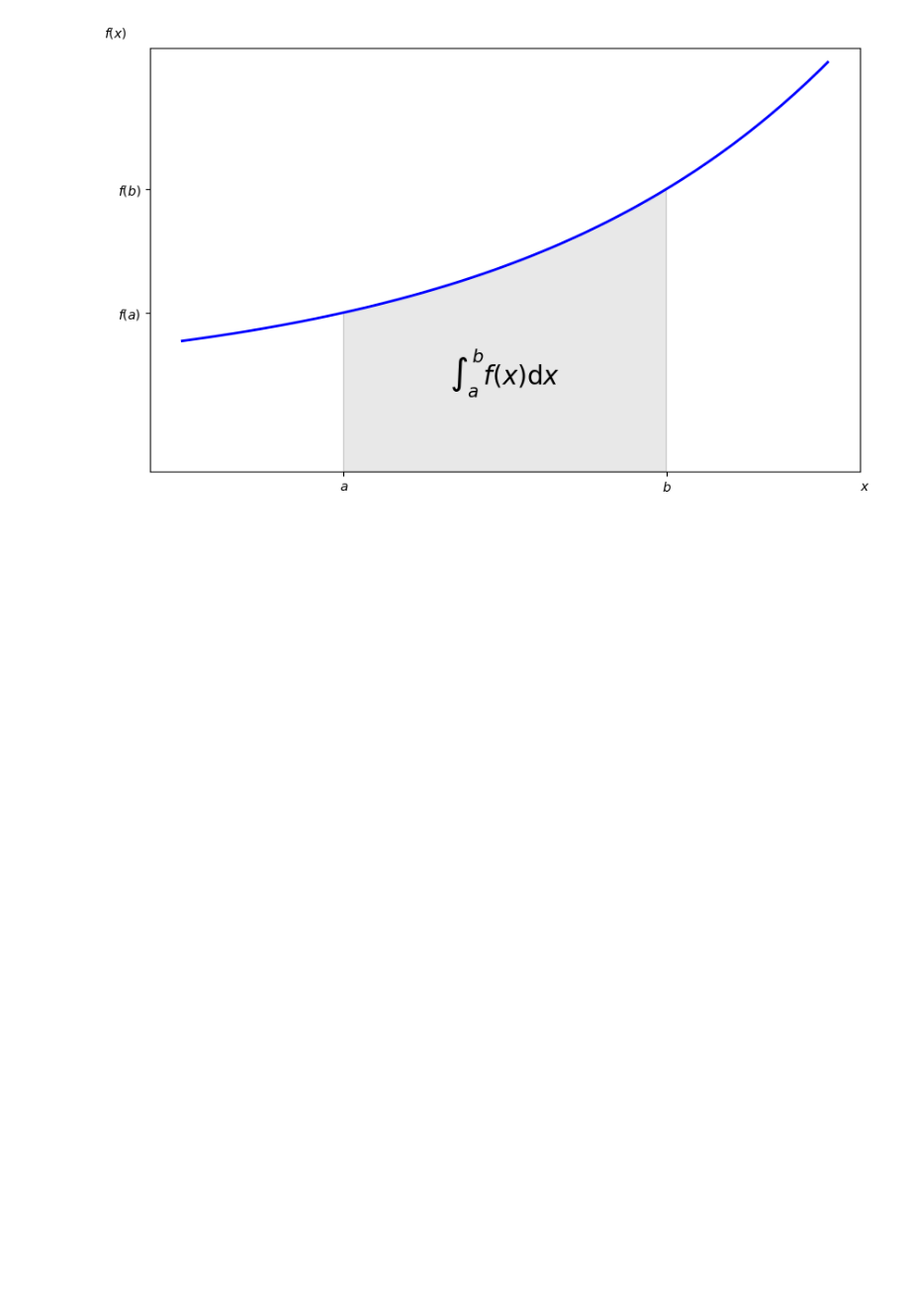
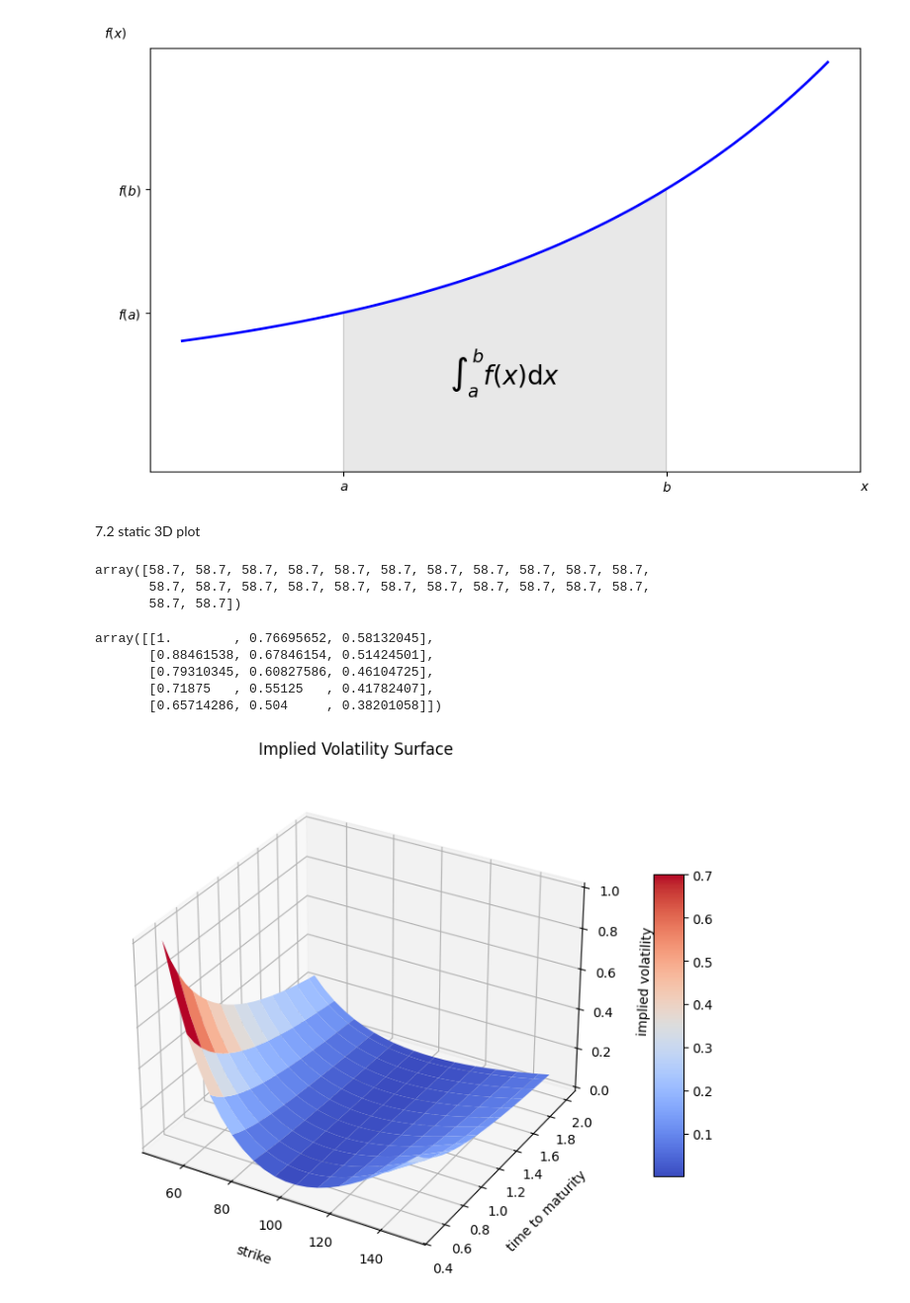
Before and after one commit to duxingru0206-ui/Python-for-Finance, a Jupyter notebook: Data Visualization.ipynb, the cells around one changed output. Shown at 99% size. Saved outputs shown, nothing was run; the diff lists cells and outputs as text; code cells hidden in the pictures; blank space fills up the shorter version.

```diff
--- a/Data Visualization.ipynb
+++ b/Data Visualization.ipynb
@@ -305,3 +305,51 @@ ax.set_yticklabels(('$f(a)$','$f(b)$'))
 plt.show()
 # %% [output]
 [figure]
+# %% [markdown]
+7.2  static 3D plot
+# %%
+import numpy as np
+strike = np.linspace(50, 150, 24)
+ttm = np.linspace(0.5, 2.0, 24)
+strike, ttm = np.meshgrid(strike, ttm)
+strike[:,2].round(1)
+# %% [output]
+array([58.7, 58.7, 58.7, 58.7, 58.7, 58.7, 58.7, 58.7, 58.7, 58.7, 58.7,
+       58.7, 58.7, 58.7, 58.7, 58.7, 58.7, 58.7, 58.7, 58.7, 58.7, 58.7,
+       58.7, 58.7])
+# %%
+iv = (strike -100)**2/(strike*100)/ttm
+iv[:5,:3]
+# %% [output]
+array([[1.        , 0.76695652, 0.58132045],
+       [0.88461538, 0.67846154, 0.51424501],
+       [0.79310345, 0.60827586, 0.46104725],
+       [0.71875   , 0.55125   , 0.41782407],
+       [0.65714286, 0.504     , 0.38201058]])
+# %%
+import matplotlib.pyplot as plt
+from mpl_toolkits.mplot3d import Axes3D
+
+fig = plt.figure(figsize=(10, 6))
+ax = fig.add_subplot(projection="3d")
+surf = ax.plot_surface(
+    strike,
+    ttm,
+    iv,
+    rstride=2,
+    cstride=2,
+    cmap=plt.cm.coolwarm,
+    linewidth=0.5,
+    antialiased=True
+)
+
+ax.set_xlabel("strike", labelpad=10)
+ax.set_ylabel("time to maturity", labelpad=10)
+ax.set_zlabel("implied volatility", labelpad=10)
+ax.set_title("Implied Volatility Surface", pad=15)
+fig.colorbar(surf, ax=ax, shrink=0.6, aspect=10)
+
+plt.tight_layout()
+plt.show()
+# %% [output]
+[figure, added]
```
